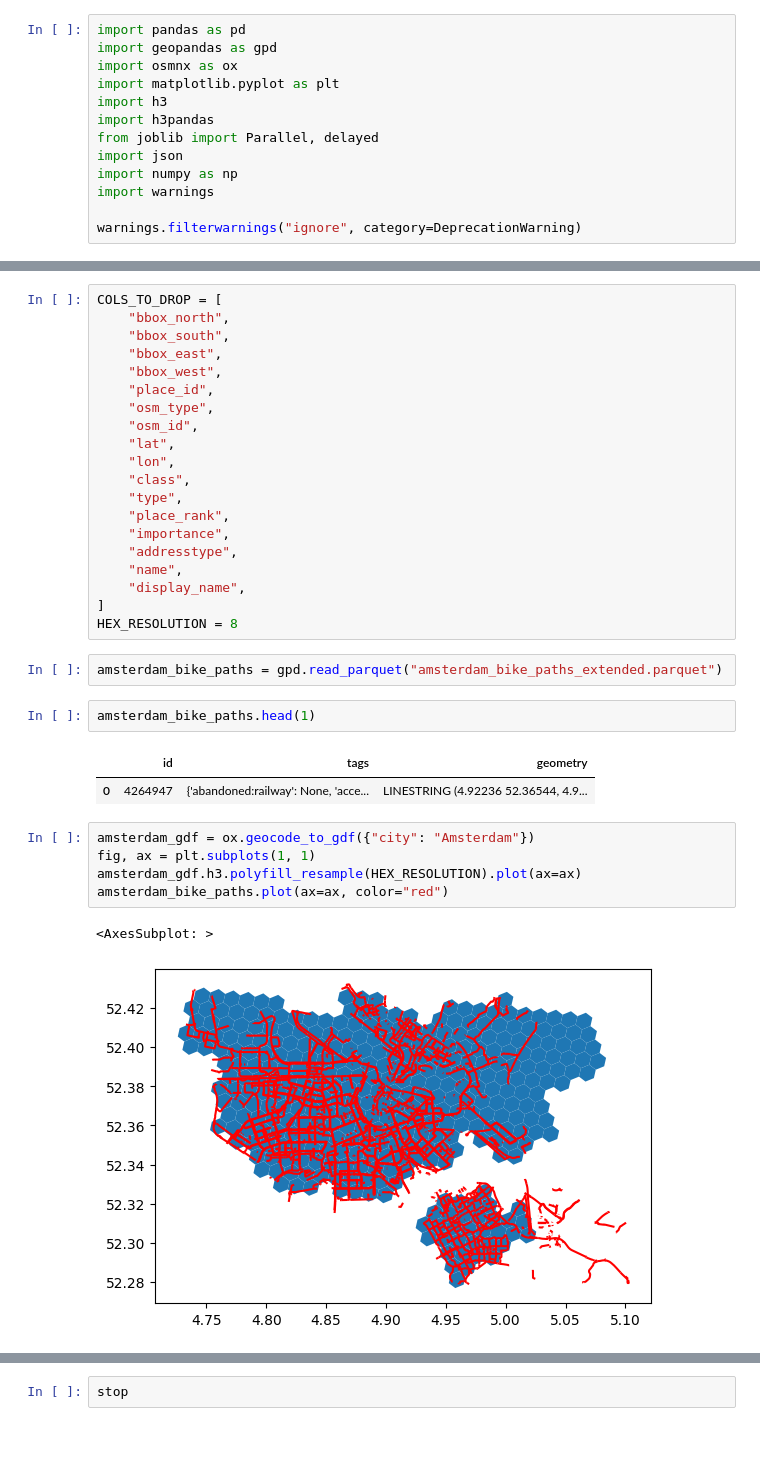
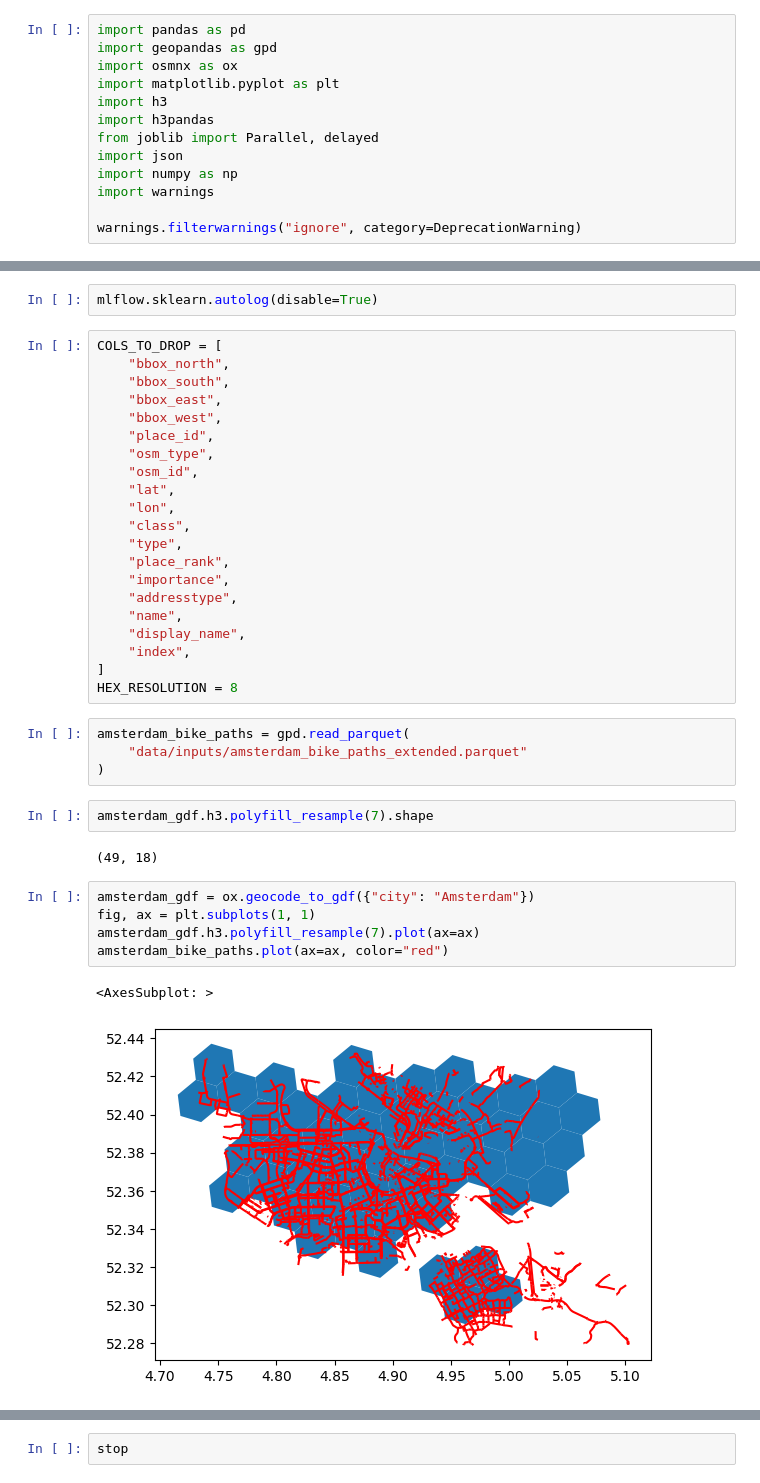
Before and after one commit to juliamorka/bike-paths-analysis, a Jupyter notebook: dev.ipynb, the cells around one changed output, grey strips where cells are left out. Saved outputs shown, nothing was run; the diff lists cells and outputs as text; blank space fills up the shorter version.

Commit message:
Added data engineering, data splitting, FFS & more. Moved Luigi pipeline. Updated README.md.

```diff
--- a/dev.ipynb
+++ b/dev.ipynb
@@ -14,3 +26,5 @@ warnings.filterwarnings("ignore", category=DeprecationWarning)
+# %%
+mlflow.sklearn.autolog(disable=True)
 # %%
 COLS_TO_DROP = [
     "bbox_north",
@@ -29,20 +43,22 @@ COLS_TO_DROP = [
     "addresstype",
     "name",
     "display_name",
+    "index",
 ]
 HEX_RESOLUTION = 8
 # %%
-amsterdam_bike_paths = gpd.read_parquet("amsterdam_bike_paths_extended.parquet")
+amsterdam_bike_paths = gpd.read_parquet(
+    "data/inputs/amsterdam_bike_paths_extended.parquet"
+)
-# %%
-amsterdam_bike_paths.head(1)
-# %% [output]
-|  | id | tags | geometry |
-| 0 | 4264947 | {'abandoned:railway': None, 'acce... | LINESTRING (4.92236 52.36544, 4.9... |
+# %%
+amsterdam_gdf.h3.polyfill_resample(7).shape
+# %% [output]
+(49, 18)
 # %%
 amsterdam_gdf = ox.geocode_to_gdf({"city": "Amsterdam"})
 fig, ax = plt.subplots(1, 1)
-amsterdam_gdf.h3.polyfill_resample(HEX_RESOLUTION).plot(ax=ax)
+amsterdam_gdf.h3.polyfill_resample(7).plot(ax=ax)
 amsterdam_bike_paths.plot(ax=ax, color="red")
 # %% [output]
 <AxesSubplot: >
-[figure, old version]
+[figure, new version]
```
Also changed, not shown: parts of 24 cells of this notebook, 10 other files.
